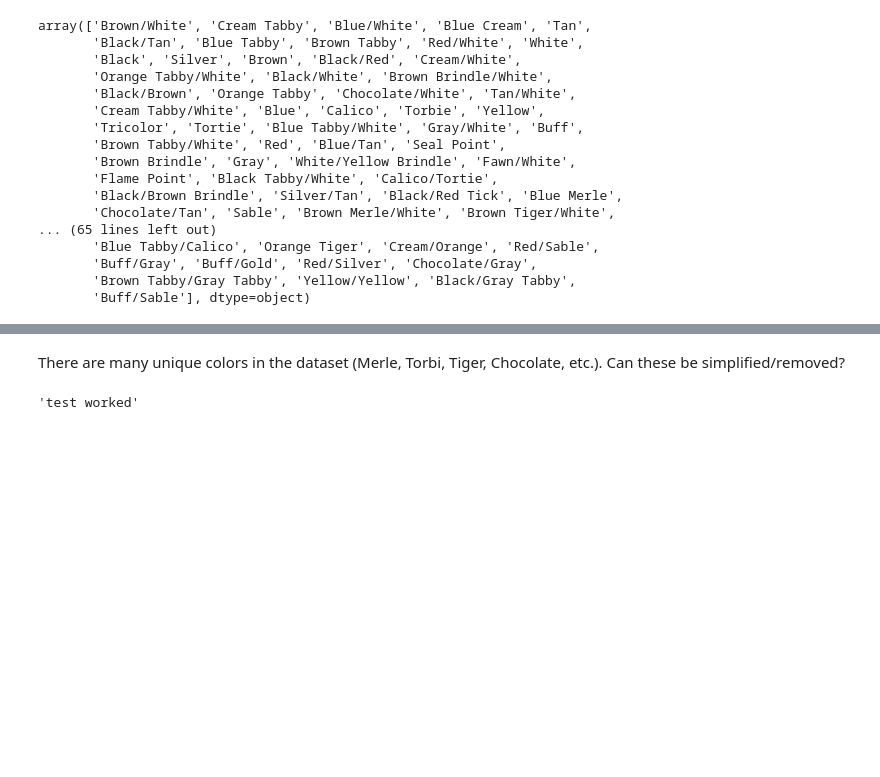
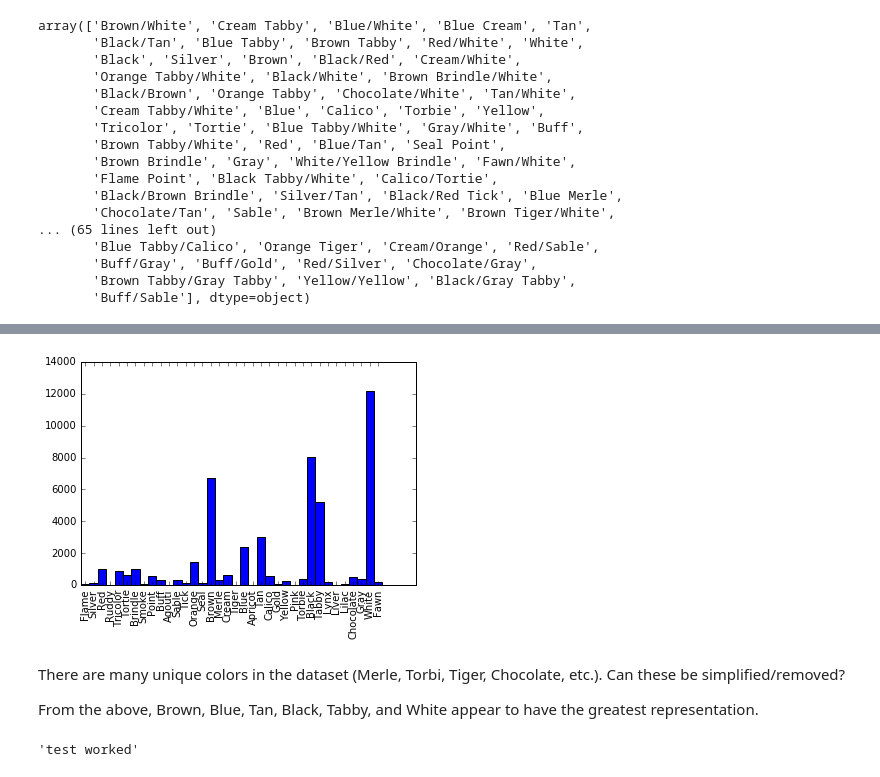
Before and after one commit to Graz109/Kaggle, a Jupyter notebook: Animal Shelter Outcomes/Shelter Results.ipynb, the cells around one changed output, grey strips where cells are left out. Drawn from its saved outputs; the diff is of its cells as text; code cells hidden in the pictures; blank space fills up the shorter version.

Commit message:
More Robust Color Feature Engineering
Started to Break down color into tangible groups.  Added viz to
notebook and started feature engineering in .py.

```diff
--- a/Animal Shelter Outcomes/Shelter Results.ipynb
+++ b/Animal Shelter Outcomes/Shelter Results.ipynb
@@ -339,9 +342,8 @@ len(unique_colors)
 # %%
 #For parts with  "/" make sure the colors are in alphabetical order
 #NOTE: the competition offers no context if there is meaning to the order of the colors
-
 colors = [x.split('/') for x in train_import.Color]
-colors = [sorted(x) for x in colors]
-colors = ['/'.join(x) if len(x) > 1 else ''.join(x) for x in colors]
+colors_sorted = [sorted(x) for x in colors]
+colors_fixed = ['/'.join(x) if len(x) > 1 else ''.join(x) for x in colors_sorted]
 # %%
 #check the number of unique observations after adjustment
@@ -371,0 +376,6 @@ array(['Brown/White', 'Cream Tabby', 'Blue/White', 'Blue Cream', 'Tan',
+# %%
+#Flatten nested lists
+colors_flat = [item for sublist in colors for item in sublist]
+colors_flat = [x.split(' ') for x in colors_flat]
+colors_flat = [item for sublist in colors_flat for item in sublist]
+colors_flat
@@ -372,5 +400,19 @@ array(['Brown/White', 'Cream Tabby', 'Blue/White', 'Blue Cream', 'Tan',
+# %%
+colors_freq = Counter(colors_flat)
+
+labels, values = zip(*colors_freq.items())
+indexes = np.arange(len(labels))
+width = 1
+
+plt.bar(indexes, values, width)
+plt.xticks(indexes + width * 0.5, labels, rotation='vertical')
+plt.show()
+# %% [output]
+[figure, added]
 # %% [markdown]
 There are many unique colors in the dataset (Merle, Torbi, Tiger, Chocolate, etc.).  Can these be simplified/removed?
+
+From the above, Brown, Blue, Tan, Black, Tabby, and White appear to have the greatest representation.
 # %%
 x = 'Black Smoke/Brown Tabby'
 x.replace('Smoke','')
```
Also changed, not shown: parts of 4 cells of this notebook, 1 other file.
